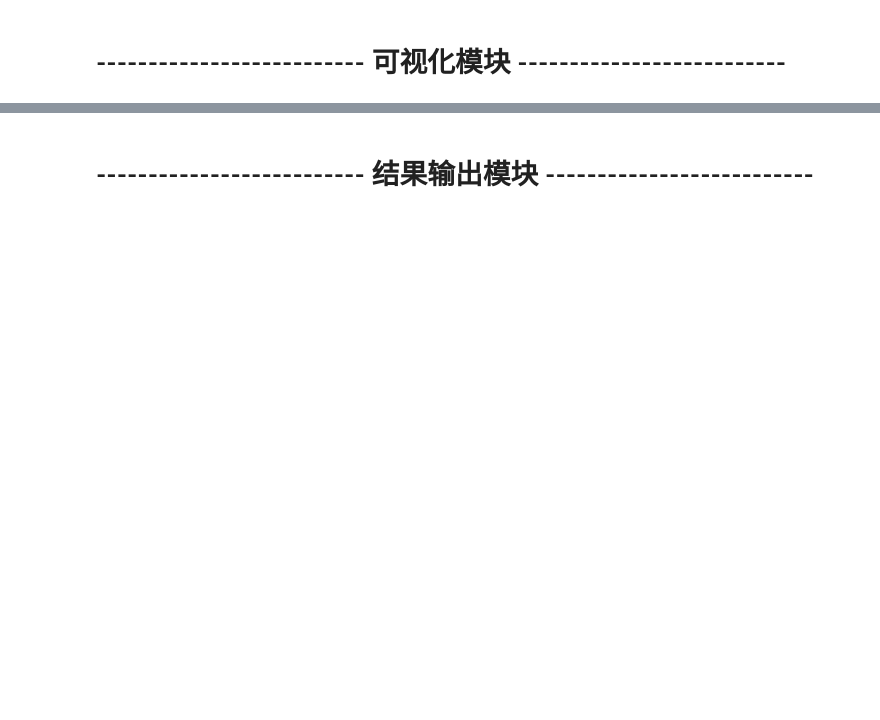
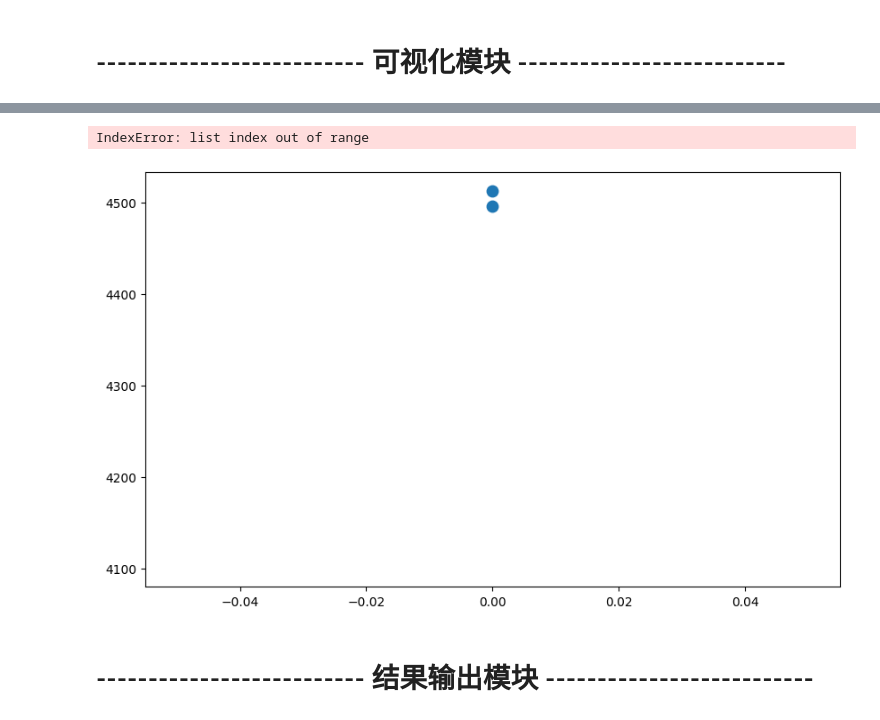
Before and after one commit to HUSKYzjh/PEM4Fe, a Jupyter notebook: test_for_find_N.ipynb, the cells around one changed output, grey strips where cells are left out. Drawn from its saved outputs; the diff is of its cells as text; code cells hidden in the pictures; blank space fills up the shorter version.

```diff
--- a/test_for_find_N.ipynb
+++ b/test_for_find_N.ipynb
@@ -466,13 +470,6 @@ if __name__ == "__main__":
 # %%
 # -------------------------- 拟合模块 -------------------------- #
 # src/fitting.py
-
-import numpy as np
-from scipy.optimize import curve_fit
-import logging
-import os
-import matplotlib.pyplot as plt
-from scipy.optimize import minimize
 
 class FittingModule:
     """指数拟合模块"""
@@ -741,7 +738,7 @@ class FittingModule:
         plt.plot(new_t_fit, fitted_N, label=f'Fit (R²={r_squared:.4f})', color='red')
         plt.vlines(popt[-1], np.min(N_fit), np.max(N_fit), colors='green', linestyles='dashed', label='Increase Parse')
         plt.title(f'N{index} Exponential Fit: Data points {start_idx} to {end_idx}')
-        plt.xlabel('Time')
+        plt.xlabel('Time(ps)')
         plt.ylabel('N')
         plt.legend()
         plt.grid(True)
@@ -769,7 +766,7 @@ class FittingModule:
         plt.figure(figsize=(10, 3))
         plt.plot(t, N, "-o", label='Data', color='blue')
         plt.title(f'N{index} Source Data')
-        plt.xlabel('Time')
+        plt.xlabel('Time(ps)')
         plt.ylabel('N')
         plt.legend()
         plt.grid(True)
@@ -1094,6 +1309,8 @@ if __name__ == "__main__":
 
     # 加载数据
     t = collected_data['t']
+    Peak = []
+    Plateaus = []
 
     # 对每一列数据执行峰值检测
     for col in collected_data.columns[1:]:  # 从第2列到结束
@@ -1105,7 +1322,7 @@ if __name__ == "__main__":
         t_clean, N_clean = clean_data(t, N)
 
         # 执行峰值检测
-        peaks_info = peak_detection_module.detect_peaks(N_clean)
+        peaks_info = peak_detection_module.detect_peaks(N_clean,index)
 
         # 打印检测结果
         if peaks_info:
@@ -1114,7 +1331,9 @@ if __name__ == "__main__":
             logging.warning(f"{col} 没有检测到峰值。")
 
         # 绘制并保存峰值检测结果
-        peak_detection_module.plot_peaks(t_clean, N_clean, peaks_info, col)
+        plateaus_info = peak_detection_module.plot_analysis_figure(t_clean, N_clean, peaks_info, index)
 
+        Peak.append(peaks_info)
+        Plateaus.append(plateaus_info)
         logging.info("--------------------------------------------------")
 # %% [output]
@@ -1150,0 +1572,50 @@ class VisualizationModule:
+# %%
+if __name__ == "__main__":
+    # 配置日志记录（如上）
+    logging.basicConfig(
+        level=logging.INFO,
+        format="%(asctime)s - %(levelname)s - %(message)s",
+        handlers=[
+            logging.StreamHandler()           # 同时输出到控制台
+        ]
+    )
+    # 初始化 FittingModule 实例
+    config = load_config("C:\\Users\\husky\\Desktop\\peek-find\\PEM4Fe\\data\\config.yaml")  # 或者 "config.json"
+    peak_detection_module = PeakDetectionModule(config=config)
+    logging.info("PeakDetectionModule 实例已初始化。")
+
+    # 加载数据
+    t = collected_data['t']
+    Peak = []
+    Plateaus = []
+
+    # 对每一列数据执行峰值检测
+    for col in collected_data.columns[1:]:  # 从第2列到结束
+        N = collected_data[col]  # 确保 'N' 列名正确
+        index = str(col)
+        logging.info(f"开始执行峰值检测：{col}...")
+
+        # 去除无效值
+        t_clean, N_clean = clean_data(t, N)
+
+        # 执行峰值检测
+        peaks_info = peak_detection_module.detect_peaks(N_clean,index)
+
+        # 打印检测结果
+        if peaks_info:
+            logging.info(f"检测到 {len(peaks_info)} 个峰值。")
+        else:
+            logging.warning(f"{col} 没有检测到峰值。")
+
+        # 绘制并保存峰值检测结果
+        plateaus_info = peak_detection_module.plot_analysis_figure(t_clean, N_clean, peaks_info, index)
+
+        Peak.append(peaks_info)
+        Plateaus.append(plateaus_info)
+        logging.info("--------------------------------------------------")
+
+    # 保存结果到 CSV 文件
+    main_module = MainModule(config=config)
+    data=main_module.save_results_to_csv(Peak, Plateaus)
+    main_module.plot_overall_analysis(Peak, Plateaus)
+# %% [output]
@@ -1151,2 +1639,4 @@ class VisualizationModule:
+IndexError: list index out of range
+[figure, added]
 # %% [markdown]
 # -------------------------- 结果输出模块 -------------------------- #
```
Also changed, not shown: parts of 9 cells of this notebook, 45 other files.
